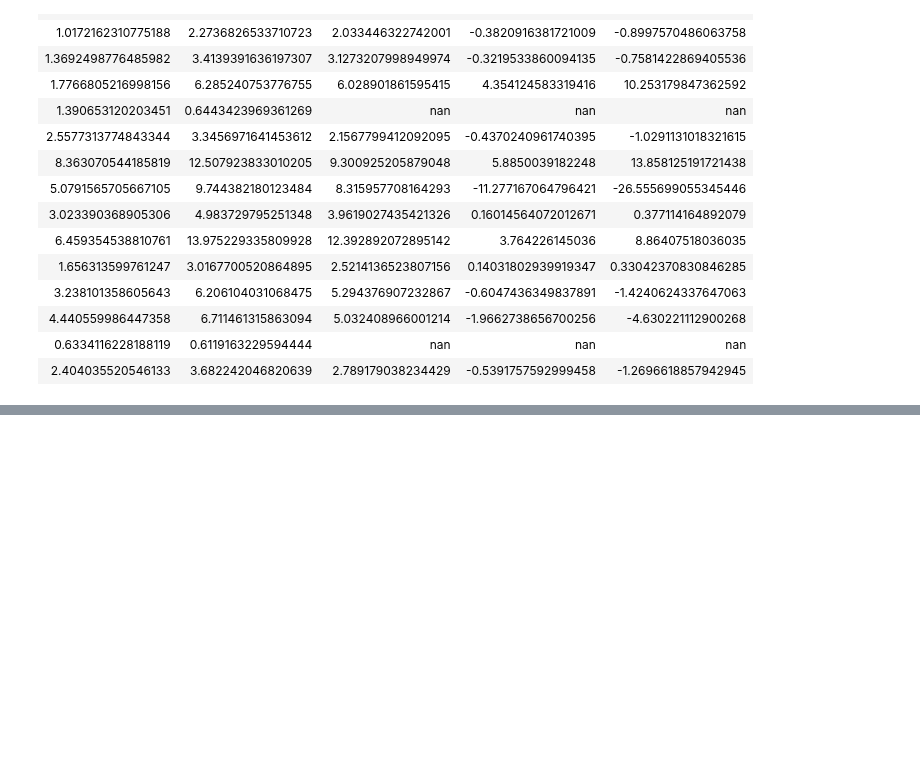
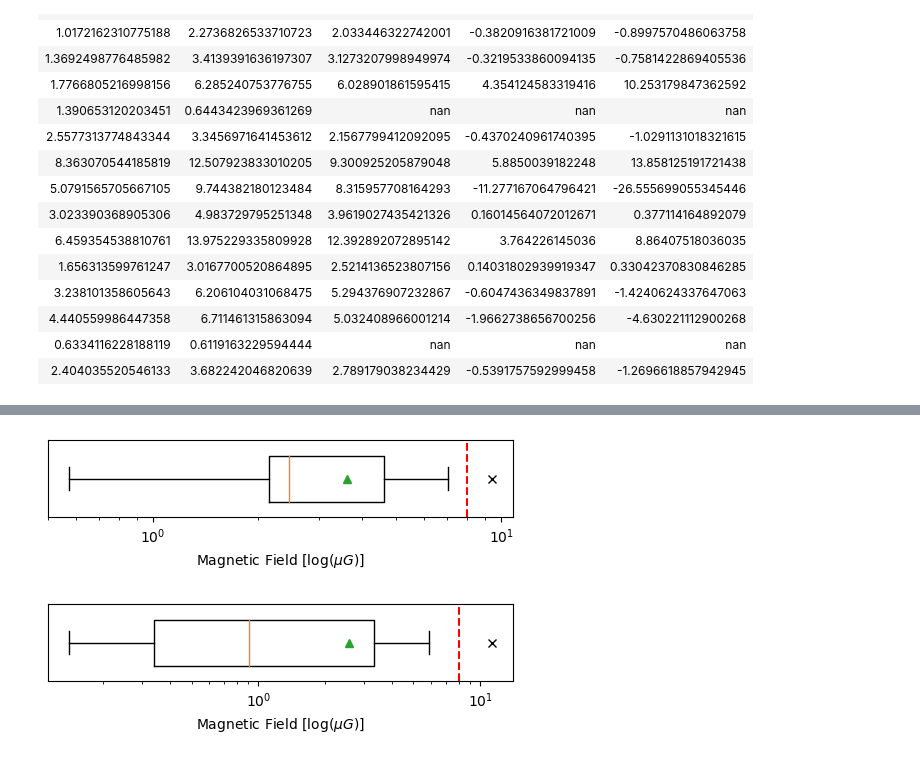
Before and after one commit to Olivex727/hvc-magnetic-honours-programs, a Jupyter notebook: synthesis/variance_subtraction.ipynb, the cells around one changed output, grey strips where cells are left out. Cells and saved outputs as stored; diff of their text form; code cells hidden in the pictures; blank space fills up the shorter version.

Commit message:
quick box plot

```diff
--- a/synthesis/variance_subtraction.ipynb
+++ b/synthesis/variance_subtraction.ipynb
@@ -189,0 +192,15 @@ Table length=15
+# %%
+import sys
+sys.path.append('C://Users/olive/OneDrive - Australian National University/Honours-Olivia/Programs/honours/standard_modules')
+sys.path.append('C://Users/olive/OneDrive - Australian National University/Honours-Olivia/Programs/honours/project')
+
+from collation import collator, hvc_snapshot as snap, collation_tools as ct
+from synthesis import hvc_looper as hvcl, magnetic_field_derivation as mfd, KStest, uncertainty_subtraction as us
+
+collated_data = collator.data_whole_sky(False, load_data=["../data_processed/proc_rms","../data_processed/proc_hvcs"], h1_img="../data_catalog/hi4pi-hvc-nhi-car.fits", override_RMs=True)
+
+#master_hvcs = hvcl.load_HVCs(collated_data, hvc_indicies=[0, 1, 2, 3, 4, 5, 6, 7, 9, 10, 12, 13, 16, 22, 24])
+
+results = hvcl.uncertainty_subtract_HVCs(collated_data, hvc_indicies=[0, 1, 2, 3, 4, 5, 6, 7, 9, 10, 12, 13, 16, 22, 24], save_file="", filter_significant=True)
+
+results
@@ -189,0 +232,21 @@ Table length=15
+# %%
+import matplotlib.pyplot as plt
+
+plt.figure(figsize=(6,1))
+plt.boxplot(abs(results["Statistic_diff"]), vert=False, showmeans=True, widths=0.6, sym="x")
+plt.yticks([])
+plt.axvline(8, c='r', linestyle='--')
+plt.xlabel(r"Magnetic Field [log($\mu G$)]")
+plt.xscale('log')
+plt.show()
+
+plt.figure(figsize=(6,1))
+plt.boxplot(abs(results["Sigma [diff]"]), vert=False, showmeans=True, widths=0.6, sym="x")
+plt.yticks([])
+plt.axvline(8, c='r', linestyle='--')
+plt.xlabel(r"Magnetic Field [log($\mu G$)]")
+plt.xscale('log')
+plt.show()
+# %% [output]
+[figure, added]
+[figure, added]
```
Also changed, not shown: parts of 2 cells of this notebook.
